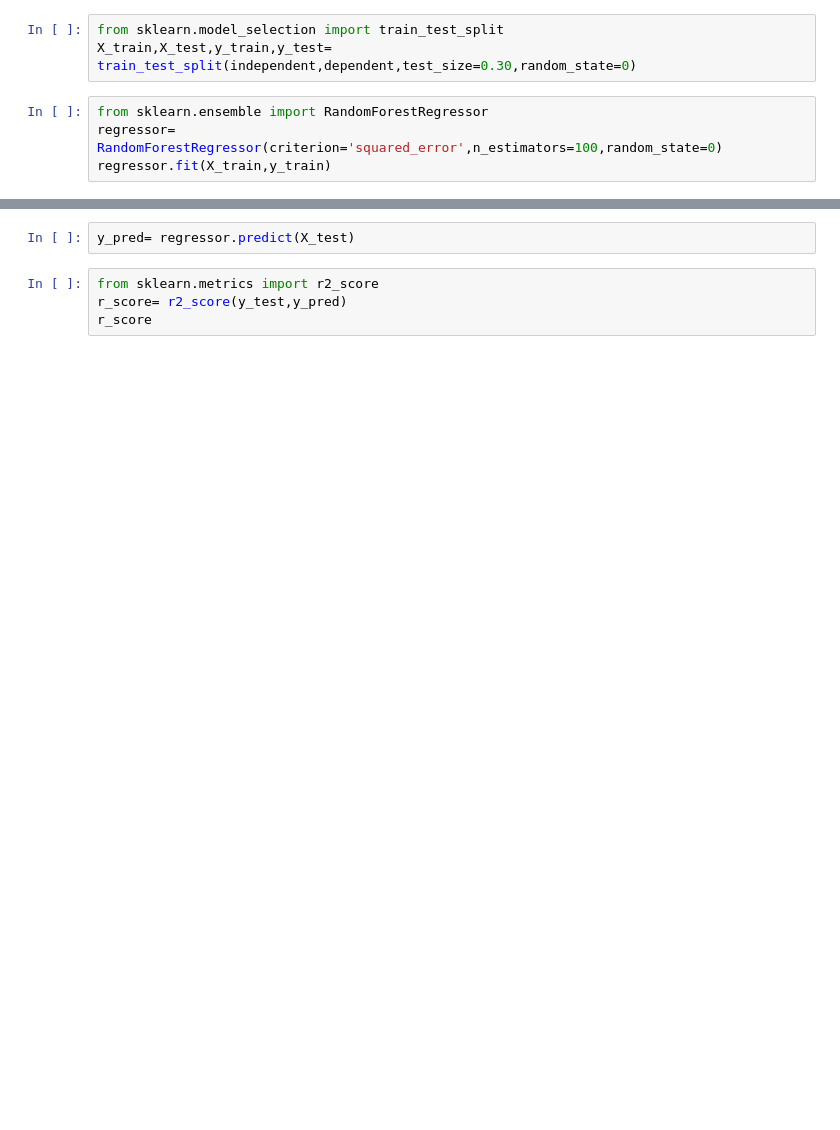
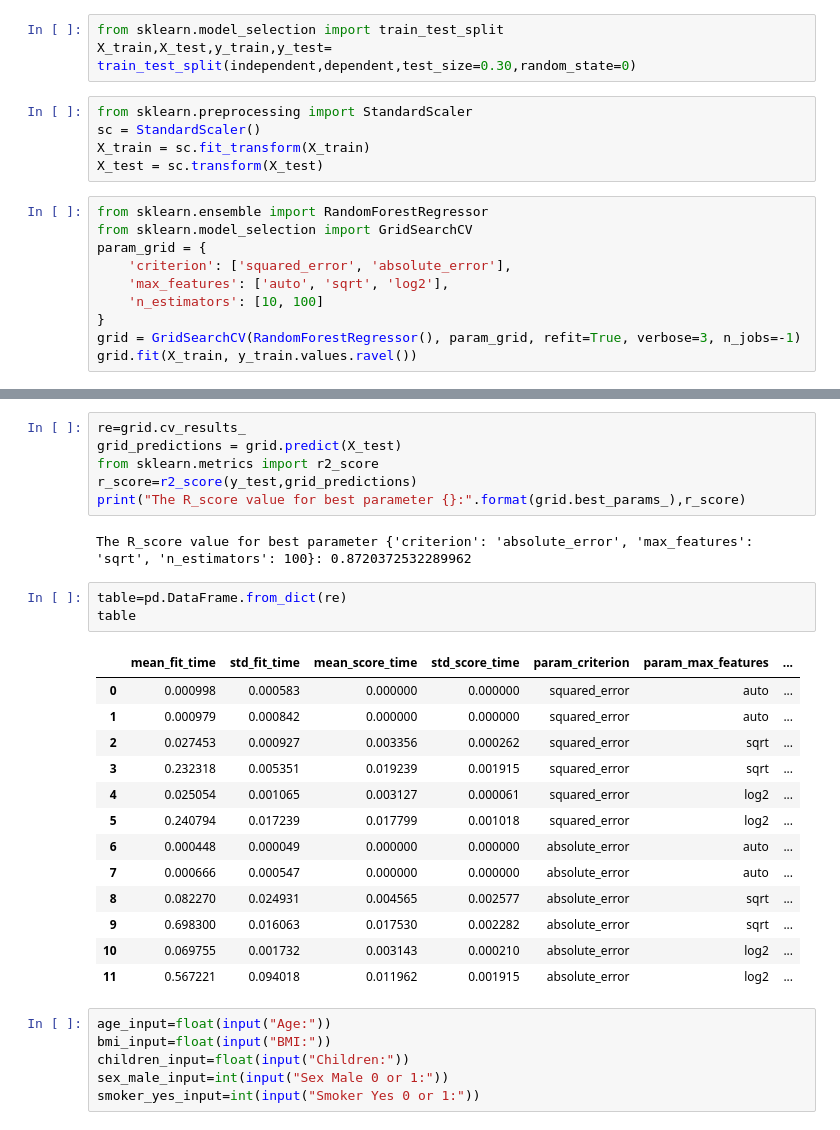
Before and after one commit to Manikandan-Parasuraman/HopeAI, a Jupyter notebook: week_3_meachine_learning_regression/grid_search_rf.ipynb, the cells around one changed output, grey strips where cells are left out. Drawn from its saved outputs; the diff is of its cells as text; blank space fills up the shorter version.

```diff
--- a/week_3_meachine_learning_regression/grid_search_rf.ipynb
+++ b/week_3_meachine_learning_regression/grid_search_rf.ipynb
@@ -21,7 +81,18 @@ dependent
 # %%
 from sklearn.model_selection import train_test_split
 X_train,X_test,y_train,y_test= train_test_split(independent,dependent,test_size=0.30,random_state=0)
+# %%
+from sklearn.preprocessing import StandardScaler
+sc = StandardScaler()
+X_train = sc.fit_transform(X_train)
+X_test = sc.transform(X_test)
 # %%
 from sklearn.ensemble import RandomForestRegressor
-regressor= RandomForestRegressor(criterion='squared_error',n_estimators=100,random_state=0)
-regressor.fit(X_train,y_train)
+from sklearn.model_selection import GridSearchCV
+param_grid = {
+    'criterion': ['squared_error', 'absolute_error'],
+    'max_features': ['auto', 'sqrt', 'log2'],
+    'n_estimators': [10, 100]
+}
+grid = GridSearchCV(RandomForestRegressor(), param_grid, refit=True, verbose=3, n_jobs=-1)
+grid.fit(X_train, y_train.values.ravel())
@@ -28,6 +123,31 @@ regressor.fit(X_train,y_train)
 # %%
-y_pred= regressor.predict(X_test)
+re=grid.cv_results_
+grid_predictions = grid.predict(X_test)
+from sklearn.metrics import r2_score
+r_score=r2_score(y_test,grid_predictions)
+print("The R_score value for best parameter {}:".format(grid.best_params_),r_score)
+# %% [output]
+The R_score value for best parameter {'criterion': 'absolute_error', 'max_features': 'sqrt', 'n_estimators': 100}: 0.8720372532289962
 # %%
-from sklearn.metrics import r2_score
-r_score= r2_score(y_test,y_pred)
-r_score
+table=pd.DataFrame.from_dict(re)
+table
+# %% [output]
+|  | mean_fit_time | std_fit_time | mean_score_time | std_score_time | param_criterion | param_max_features | ... |
+| 0 | 0.000998 | 0.000583 | 0.000000 | 0.000000 | squared_error | auto | ... |
+| 1 | 0.000979 | 0.000842 | 0.000000 | 0.000000 | squared_error | auto | ... |
+| 2 | 0.027453 | 0.000927 | 0.003356 | 0.000262 | squared_error | sqrt | ... |
+| 3 | 0.232318 | 0.005351 | 0.019239 | 0.001915 | squared_error | sqrt | ... |
+| 4 | 0.025054 | 0.001065 | 0.003127 | 0.000061 | squared_error | log2 | ... |
+| 5 | 0.240794 | 0.017239 | 0.017799 | 0.001018 | squared_error | log2 | ... |
+| 6 | 0.000448 | 0.000049 | 0.000000 | 0.000000 | absolute_error | auto | ... |
+| 7 | 0.000666 | 0.000547 | 0.000000 | 0.000000 | absolute_error | auto | ... |
+| 8 | 0.082270 | 0.024931 | 0.004565 | 0.002577 | absolute_error | sqrt | ... |
+| 9 | 0.698300 | 0.016063 | 0.017530 | 0.002282 | absolute_error | sqrt | ... |
+| 10 | 0.069755 | 0.001732 | 0.003143 | 0.000210 | absolute_error | log2 | ... |
+| 11 | 0.567221 | 0.094018 | 0.011962 | 0.001915 | absolute_error | log2 | ... |
+# %%
+age_input=float(input("Age:"))
+bmi_input=float(input("BMI:"))
+children_input=float(input("Children:"))
+sex_male_input=int(input("Sex Male 0 or 1:"))
+smoker_yes_input=int(input("Smoker Yes 0 or 1:"))
```
Also changed, not shown: parts of 8 cells of this notebook, 6 other files.
